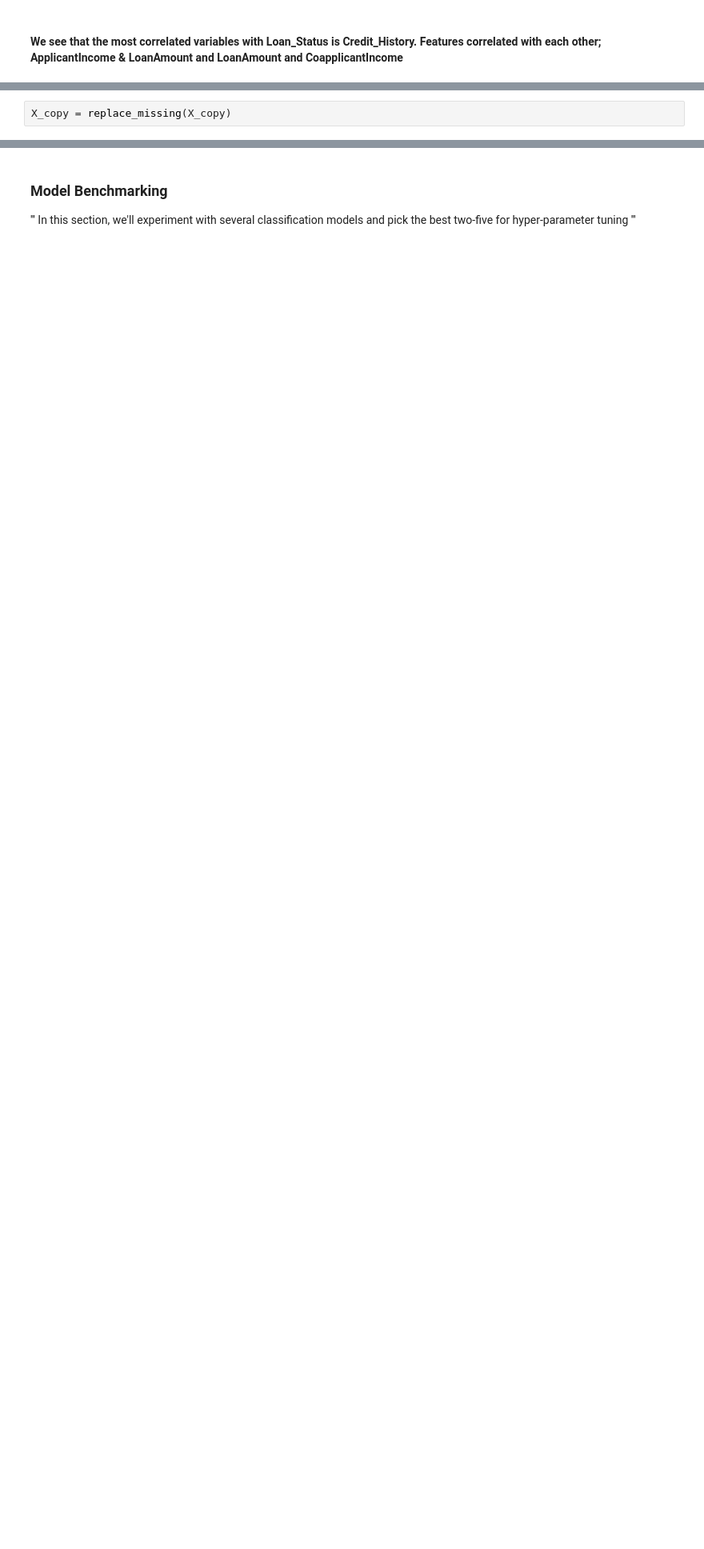
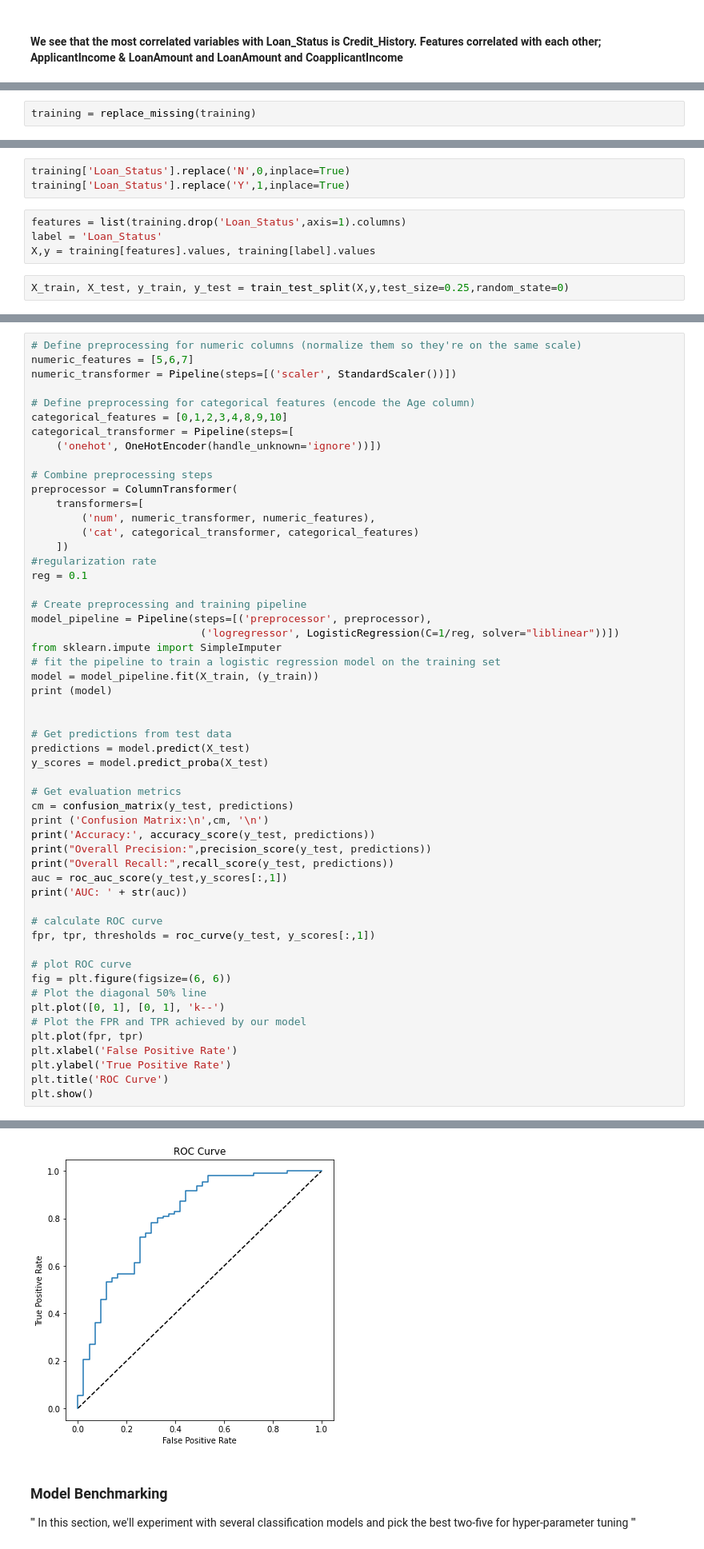
Before and after one commit to Arshavin023/ML-model-benchmarking-for-classification-algorithms, a Jupyter notebook: EDA_and_model_benchmarking.ipynb, the cells around one changed output, grey strips where cells are left out. Shown at 80% size. Saved outputs shown, nothing was run; the diff lists cells and outputs as text; blank space fills up the shorter version.

```diff
--- a/EDA_and_model_benchmarking.ipynb
+++ b/EDA_and_model_benchmarking.ipynb
@@ -341,4 +338,4 @@ def replace_missing(X_copy):
         X_copy[col] = inputer.fit_transform(X_copy[[col]].values)
     return X_copy
 # %%
-X_copy = replace_missing(X_copy)
+training = replace_missing(training)
@@ -412,0 +361,9 @@ array([[0.48798973, 0.04679963, 0.57073702, ..., 1.        , 0.        ,
+# %%
+training['Loan_Status'].replace('N',0,inplace=True)
+training['Loan_Status'].replace('Y',1,inplace=True)
+# %%
+features = list(training.drop('Loan_Status',axis=1).columns)
+label = 'Loan_Status'
+X,y = training[features].values, training[label].values
+# %%
+X_train, X_test, y_train, y_test = train_test_split(X,y,test_size=0.25,random_state=0)
@@ -412,0 +372,55 @@ array([[0.48798973, 0.04679963, 0.57073702, ..., 1.        , 0.        ,
+# %%
+# Define preprocessing for numeric columns (normalize them so they're on the same scale)
+numeric_features = [5,6,7]
+numeric_transformer = Pipeline(steps=[('scaler', StandardScaler())])
+
+# Define preprocessing for categorical features (encode the Age column)
+categorical_features = [0,1,2,3,4,8,9,10]
+categorical_transformer = Pipeline(steps=[
+    ('onehot', OneHotEncoder(handle_unknown='ignore'))])
+
+# Combine preprocessing steps
+preprocessor = ColumnTransformer(
+    transformers=[
+        ('num', numeric_transformer, numeric_features),
+        ('cat', categorical_transformer, categorical_features)
+    ])
+#regularization rate
+reg = 0.1
+
+# Create preprocessing and training pipeline
+model_pipeline = Pipeline(steps=[('preprocessor', preprocessor),
+                           ('logregressor', LogisticRegression(C=1/reg, solver="liblinear"))])
+from sklearn.impute import SimpleImputer
+# fit the pipeline to train a logistic regression model on the training set
+model = model_pipeline.fit(X_train, (y_train))
+print (model)
+
+
+# Get predictions from test data
+predictions = model.predict(X_test)
+y_scores = model.predict_proba(X_test)
+
+# Get evaluation metrics
+cm = confusion_matrix(y_test, predictions)
+print ('Confusion Matrix:\n',cm, '\n')
+print('Accuracy:', accuracy_score(y_test, predictions))
+print("Overall Precision:",precision_score(y_test, predictions))
+print("Overall Recall:",recall_score(y_test, predictions))
+auc = roc_auc_score(y_test,y_scores[:,1])
+print('AUC: ' + str(auc))
+
+# calculate ROC curve
+fpr, tpr, thresholds = roc_curve(y_test, y_scores[:,1])
+
+# plot ROC curve
+fig = plt.figure(figsize=(6, 6))
+# Plot the diagonal 50% line
+plt.plot([0, 1], [0, 1], 'k--')
+# Plot the FPR and TPR achieved by our model
+plt.plot(fpr, tpr)
+plt.xlabel('False Positive Rate')
+plt.ylabel('True Positive Rate')
+plt.title('ROC Curve')
+plt.show()
+# %% [output]
@@ -413,3 +446,4 @@ array([[0.48798973, 0.04679963, 0.57073702, ..., 1.        , 0.        ,
+[figure, added]
 # %% [markdown]
 ### Model Benchmarking
 '''
```
Also changed, not shown: parts of 32 cells of this notebook.
